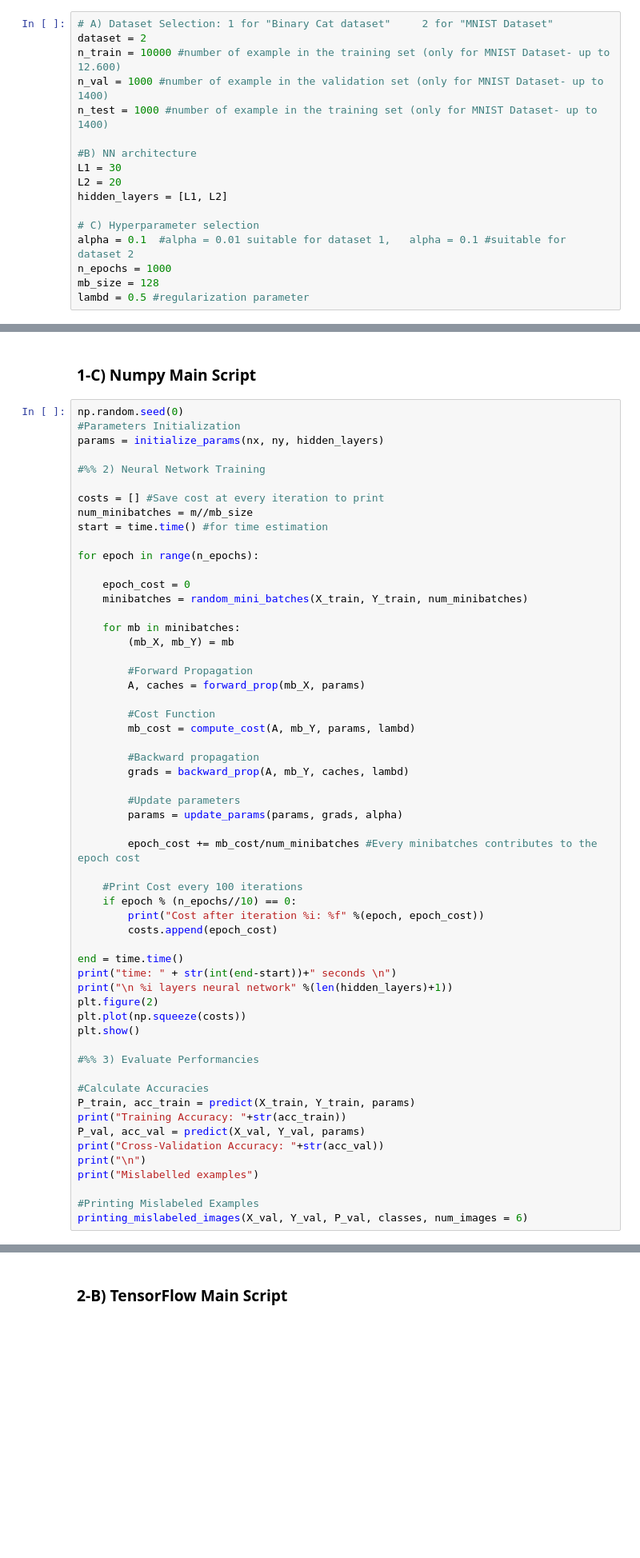
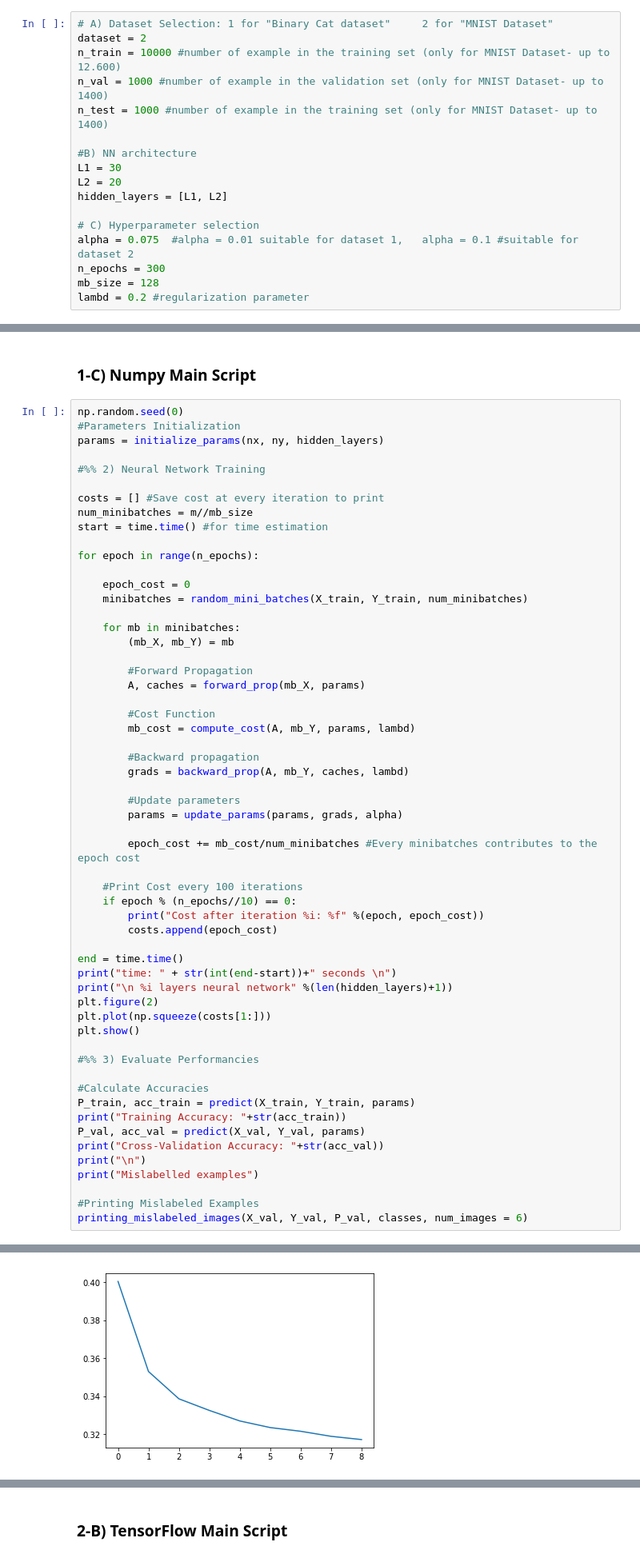
Before and after one commit to Bertoni9/MNIST-Project, a Jupyter notebook: notebook.ipynb, the cells around one changed output, grey strips where cells are left out. Shown at 80% size. Drawn from its saved outputs; the diff is of its cells as text; blank space fills up the shorter version.

```diff
--- a/notebook.ipynb
+++ b/notebook.ipynb
@@ -326,10 +326,10 @@ L2 = 20
 hidden_layers = [L1, L2]
 
 # C) Hyperparameter selection
-alpha = 0.1  #alpha = 0.01 suitable for dataset 1,   alpha = 0.1 #suitable for dataset 2
-n_epochs = 1000
+alpha = 0.075  #alpha = 0.01 suitable for dataset 1,   alpha = 0.1 #suitable for dataset 2
+n_epochs = 300
 mb_size = 128
-lambd = 0.5 #regularization parameter
+lambd = 0.2 #regularization parameter
 # %%
 # Image loading
 if dataset == 1:
@@ -385,7 +385,7 @@ end = time.time()
 print("time: " + str(int(end-start))+" seconds \n")
 print("\n %i layers neural network" %(len(hidden_layers)+1))
 plt.figure(2)
-plt.plot(np.squeeze(costs))
+plt.plot(np.squeeze(costs[1:]))
 plt.show()
 
 #%% 3) Evaluate Performancies
@@ -404,0 +418 @@ Cost after iteration 0: 2.606326
+[figure, added]
```
Also changed, not shown: parts of 2 cells of this notebook.
